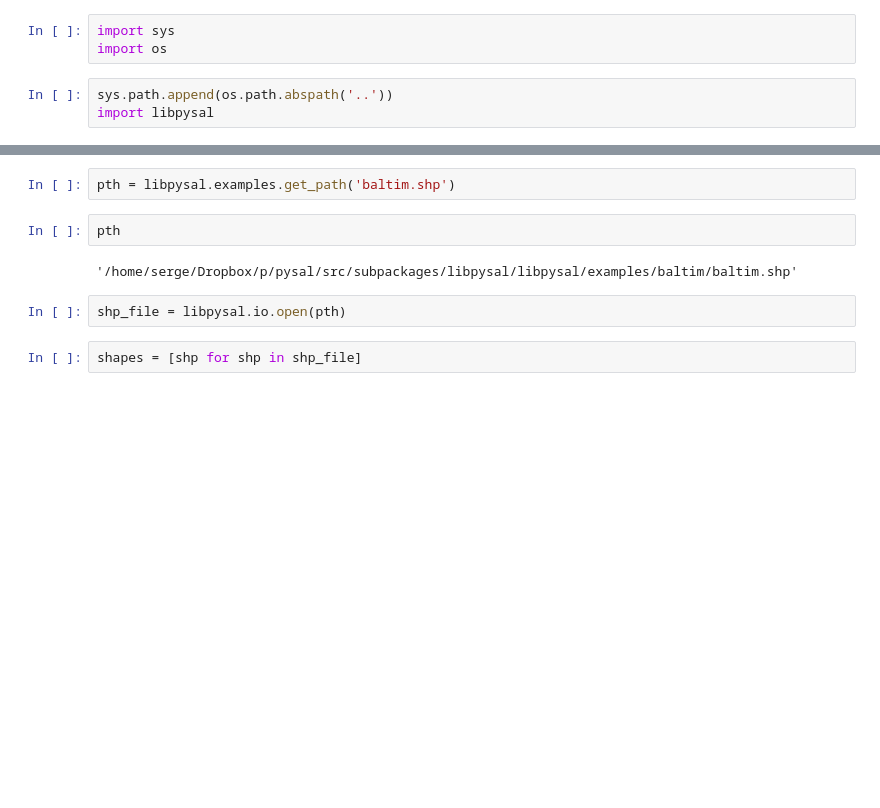
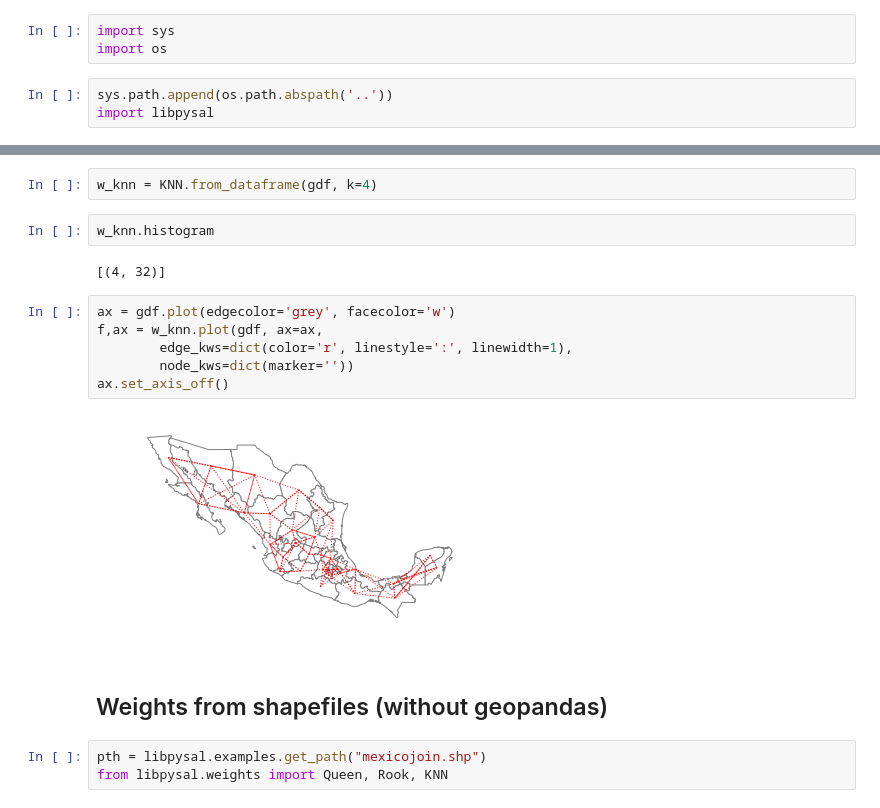
Before and after one commit to pysal/libpysal, a Jupyter notebook: notebooks/weights.ipynb, the cells around one changed output, grey strips where cells are left out. Cells and saved outputs as stored; diff of their text form; blank space fills up the shorter version.

```diff
--- a/notebooks/weights.ipynb
+++ b/notebooks/weights.ipynb
@@ -39,10 +161,19 @@ libpysal.examples.explain('baltim')
+# %%
+w_knn = KNN.from_dataframe(gdf, k=4)
+# %%
+w_knn.histogram
+# %% [output]
+[(4, 32)]
+# %%
+ax = gdf.plot(edgecolor='grey', facecolor='w')
+f,ax = w_knn.plot(gdf, ax=ax,
+        edge_kws=dict(color='r', linestyle=':', linewidth=1),
+        node_kws=dict(marker=''))
+ax.set_axis_off()
+# %% [output]
+[figure, added]
+# %% [markdown]
+## Weights from shapefiles (without geopandas)
 # %%
-pth = libpysal.examples.get_path('baltim.shp')
+pth = libpysal.examples.get_path("mexicojoin.shp")
+from libpysal.weights import Queen, Rook, KNN
-# %%
-pth
-# %% [output]
-'/home/serge/Dropbox/p/pysal/src/subpackages/libpysal/libpysal/examples/baltim/baltim.shp'
-# %%
-shp_file = libpysal.io.open(pth)
-# %%
-shapes = [shp for shp in shp_file]
```
Also changed, not shown: parts of 43 cells of this notebook, 1 other file.
